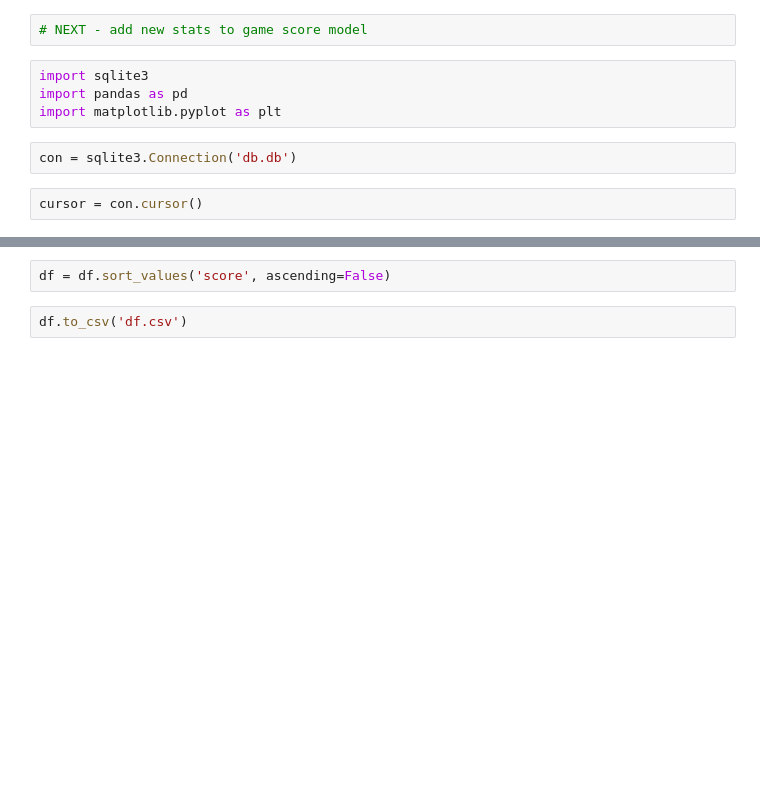
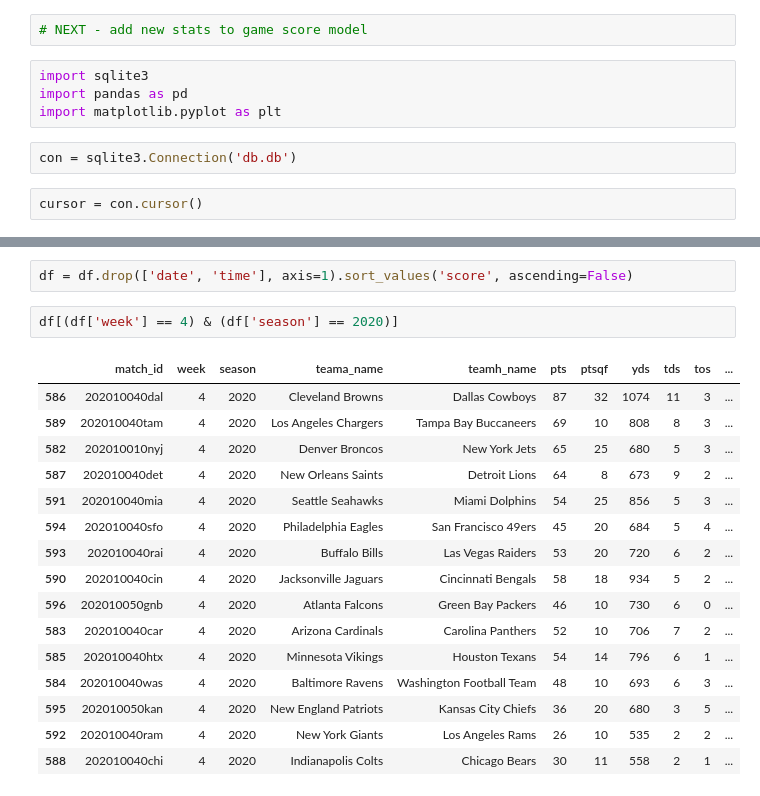
Before and after one commit to elgrove/nfl-funindex-api, a Jupyter notebook: backend/nb.ipynb, the cells around one changed output, grey strips where cells are left out. Drawn from its saved outputs; the diff is of its cells as text; blank space fills up the shorter version.

```diff
--- a/backend/nb.ipynb
+++ b/backend/nb.ipynb
@@ -42,5 +37,22 @@ df.describe()
 | max | 18.000000 | 2020.000000 | 105.000000 | 44.000000 | 1091.000000 | 12.000000 | 8.000000 | 1.000000 | 12.000000 | 98.000000 | 2.000000 | ... |
 # %%
-df = df.sort_values('score', ascending=False)
+df = df.drop(['date', 'time'], axis=1).sort_values('score', ascending=False)
-# %%
-df.to_csv('df.csv')
+# %%
+df[(df['week'] == 4) & (df['season'] == 2020)]
+# %% [output]
+|  | match_id | week | season | teama_name | teamh_name | pts | ptsqf | yds | tds | tos | ... |
+| 586 | 202010040dal | 4 | 2020 | Cleveland Browns | Dallas Cowboys | 87 | 32 | 1074 | 11 | 3 | ... |
+| 589 | 202010040tam | 4 | 2020 | Los Angeles Chargers | Tampa Bay Buccaneers | 69 | 10 | 808 | 8 | 3 | ... |
+| 582 | 202010010nyj | 4 | 2020 | Denver Broncos | New York Jets | 65 | 25 | 680 | 5 | 3 | ... |
+| 587 | 202010040det | 4 | 2020 | New Orleans Saints | Detroit Lions | 64 | 8 | 673 | 9 | 2 | ... |
+| 591 | 202010040mia | 4 | 2020 | Seattle Seahawks | Miami Dolphins | 54 | 25 | 856 | 5 | 3 | ... |
+| 594 | 202010040sfo | 4 | 2020 | Philadelphia Eagles | San Francisco 49ers | 45 | 20 | 684 | 5 | 4 | ... |
+| 593 | 202010040rai | 4 | 2020 | Buffalo Bills | Las Vegas Raiders | 53 | 20 | 720 | 6 | 2 | ... |
+| 590 | 202010040cin | 4 | 2020 | Jacksonville Jaguars | Cincinnati Bengals | 58 | 18 | 934 | 5 | 2 | ... |
+| 596 | 202010050gnb | 4 | 2020 | Atlanta Falcons | Green Bay Packers | 46 | 10 | 730 | 6 | 0 | ... |
+| 583 | 202010040car | 4 | 2020 | Arizona Cardinals | Carolina Panthers | 52 | 10 | 706 | 7 | 2 | ... |
+| 585 | 202010040htx | 4 | 2020 | Minnesota Vikings | Houston Texans | 54 | 14 | 796 | 6 | 1 | ... |
+| 584 | 202010040was | 4 | 2020 | Baltimore Ravens | Washington Football Team | 48 | 10 | 693 | 6 | 3 | ... |
+| 595 | 202010050kan | 4 | 2020 | New England Patriots | Kansas City Chiefs | 36 | 20 | 680 | 3 | 5 | ... |
+| 592 | 202010040ram | 4 | 2020 | New York Giants | Los Angeles Rams | 26 | 10 | 535 | 2 | 2 | ... |
+| 588 | 202010040chi | 4 | 2020 | Indianapolis Colts | Chicago Bears | 30 | 11 | 558 | 2 | 1 | ... |
```
Also changed, not shown: parts of 3 cells of this notebook, 4 other files.
